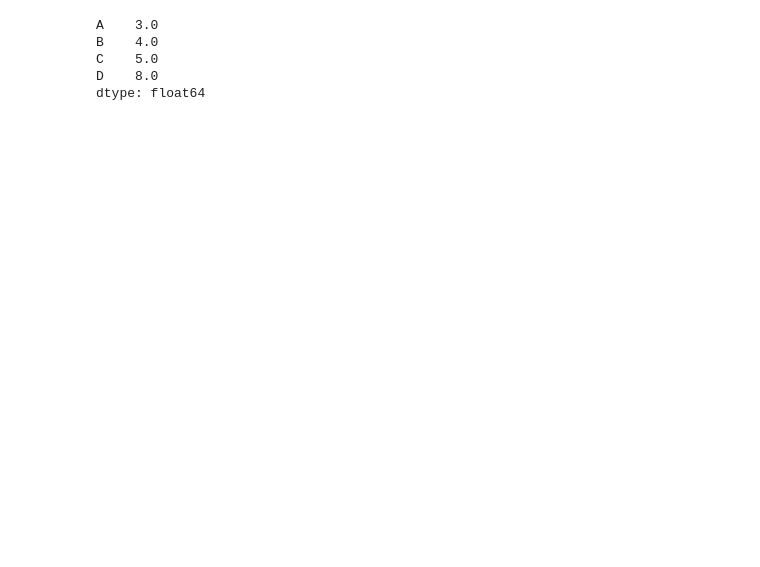
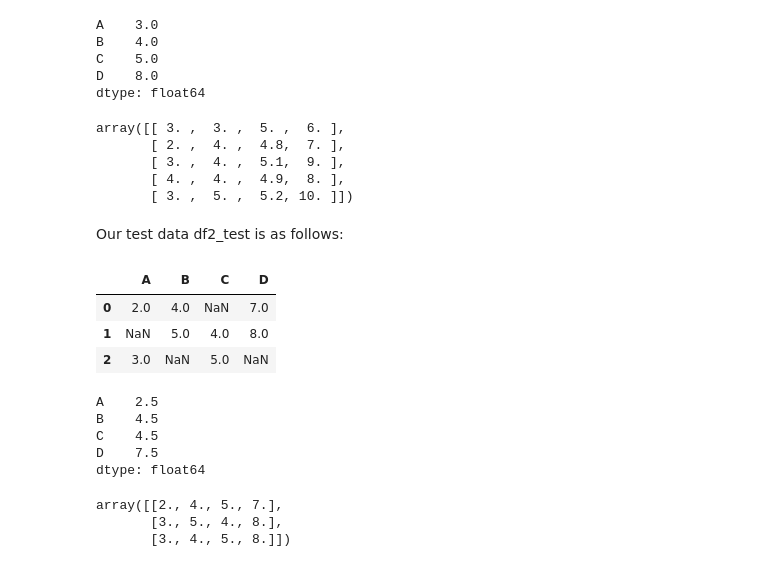
Before and after one commit to sneha-raj/Python-foundations, a Jupyter notebook: Data preprocessing for modeling.ipynb, the cells around one changed output. Cells and saved outputs as stored; diff of their text form; code cells hidden in the pictures; blank space fills up the shorter version.

```diff
--- a/Data preprocessing for modeling.ipynb
+++ b/Data preprocessing for modeling.ipynb
@@ -198,3 +209,42 @@ B    4.0
 C    5.0
 D    8.0
 dtype: float64
+# %%
+imp2 = SimpleImputer(missing_values = np.nan, strategy = 'mean')
+imped = imp2.fit(df2_train)
+imputed_df2_train = imped.transform(df2_train)
+# old version need "df2_train" to be "df2_train.values"
+imputed_df2_train
+# %% [output]
+array([[ 3. ,  3. ,  5. ,  6. ],
+       [ 2. ,  4. ,  4.8,  7. ],
+       [ 3. ,  4. ,  5.1,  9. ],
+       [ 4. ,  4. ,  4.9,  8. ],
+       [ 3. ,  5. ,  5.2, 10. ]])
+# %% [markdown]
+Our test data df2_test is as follows:
+# %%
+data_test = {'A': [2, np.nan, 3], 'B': [4, 5, np.nan],\
+             'C':[np.nan, 4, 5], 'D':[7, 8, np.nan]}
+df2_test = pd.DataFrame(data = data_test)
+df2_test
+# %% [output]
+|  | A | B | C | D |
+| 0 | 2.0 | 4.0 | NaN | 7.0 |
+| 1 | NaN | 5.0 | 4.0 | 8.0 |
+| 2 | 3.0 | NaN | 5.0 | NaN |
+# %%
+df2_test.mean(axis = 0)
+# %% [output]
+A    2.5
+B    4.5
+C    4.5
+D    7.5
+dtype: float64
+# %%
+imputed_df2_test = imp2.transform(df2_test)
+imputed_df2_test
+# %% [output]
+array([[2., 4., 5., 7.],
+       [3., 5., 4., 8.],
+       [3., 4., 5., 8.]])
```
Also changed, not shown: parts of 39 cells of this notebook.
